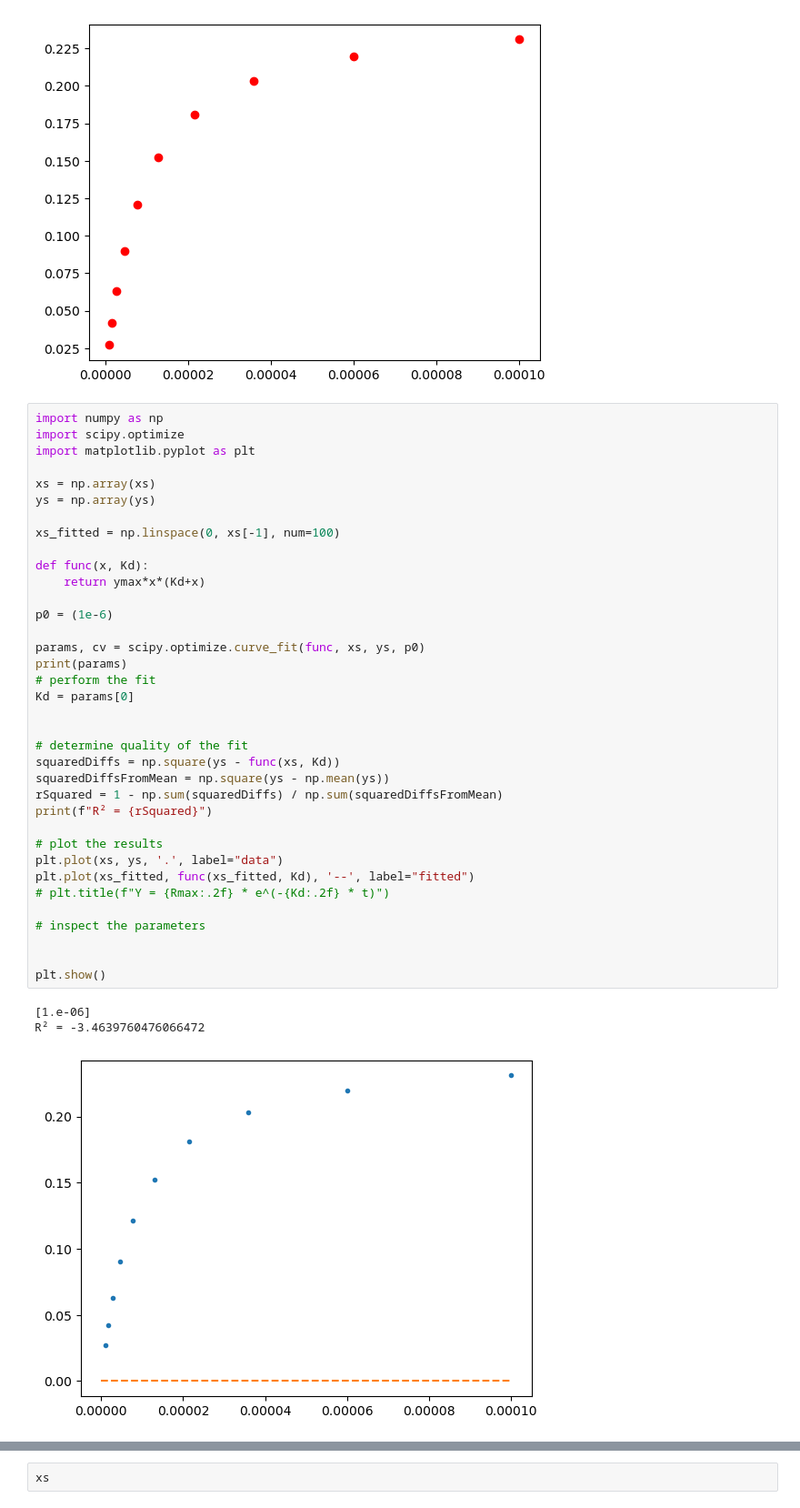
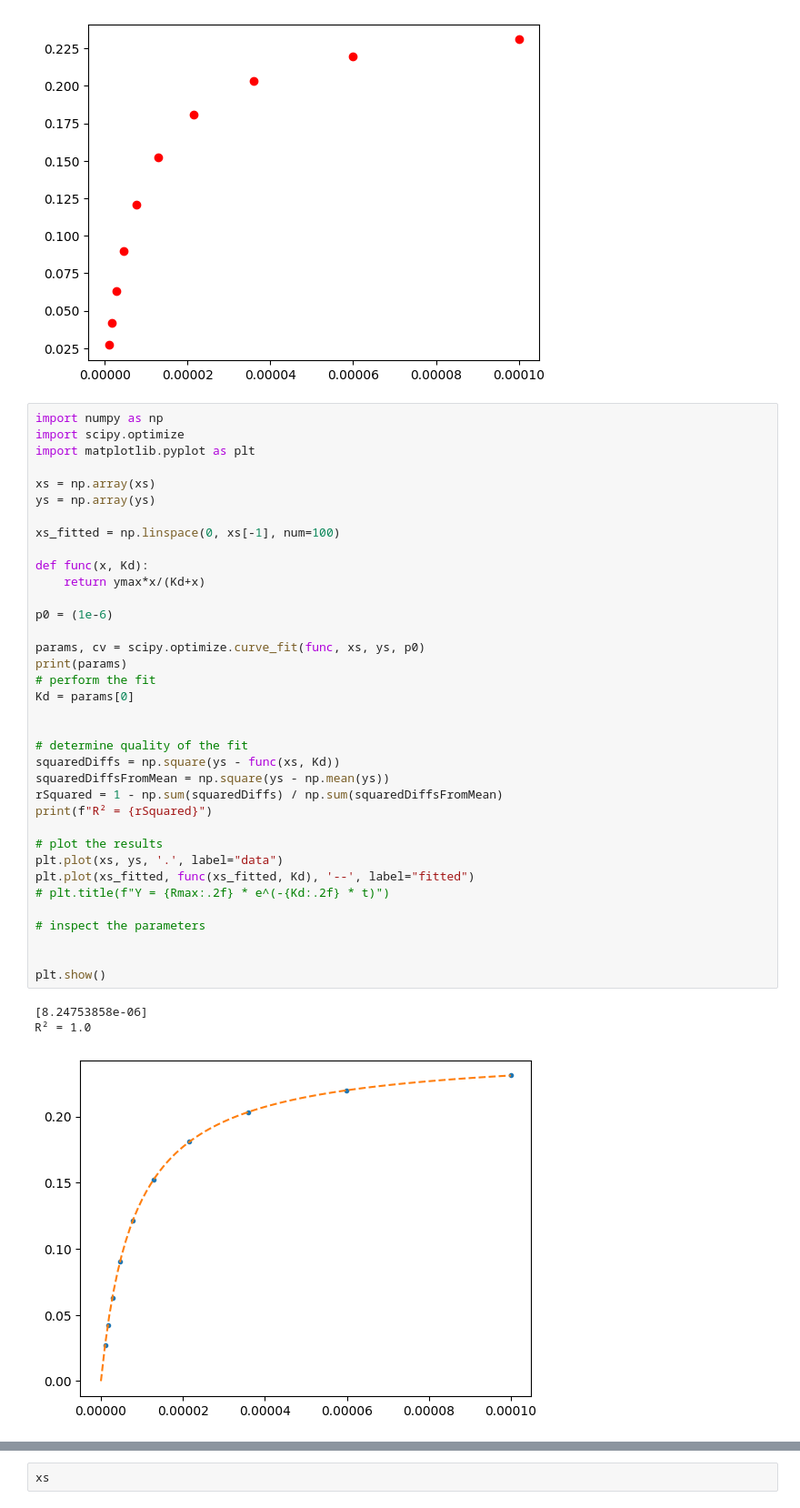
Before and after one commit to mtyras/BLI, a Jupyter notebook: get_Kd.ipynb, the cells around one changed output, grey strips where cells are left out. Shown at 91% size. Saved outputs shown, nothing was run; the diff lists cells and outputs as text.

```diff
--- a/get_Kd.ipynb
+++ b/get_Kd.ipynb
@@ -64,37 +70,37 @@ xs = np.array(xs)
 ys = np.array(ys)
 
 xs_fitted = np.linspace(0, xs[-1], num=100)
 
 def func(x, Kd):
-    return ymax*x*(Kd+x)
+    return ymax*x/(Kd+x)
 
 p0 = (1e-6)
 
 params, cv = scipy.optimize.curve_fit(func, xs, ys, p0)
 print(params)
 # perform the fit
 Kd = params[0]
 
 
 # determine quality of the fit
 squaredDiffs = np.square(ys - func(xs, Kd))
 squaredDiffsFromMean = np.square(ys - np.mean(ys))
 rSquared = 1 - np.sum(squaredDiffs) / np.sum(squaredDiffsFromMean)
 print(f"R² = {rSquared}")
 
 # plot the results
 plt.plot(xs, ys, '.', label="data")
 plt.plot(xs_fitted, func(xs_fitted, Kd), '--', label="fitted")
 # plt.title(f"Y = {Rmax:.2f} * e^(-{Kd:.2f} * t)")
 
 # inspect the parameters
 
 
 plt.show()
 # %% [output]
-[1.e-06]
-R² = -3.4639760476066472
+[8.24753858e-06]
+R² = 1.0
-[figure, old version]
+[figure, new version]
 # %%
 Kd
 # %% [output]
```
Also changed, not shown: parts of 3 cells of this notebook.
